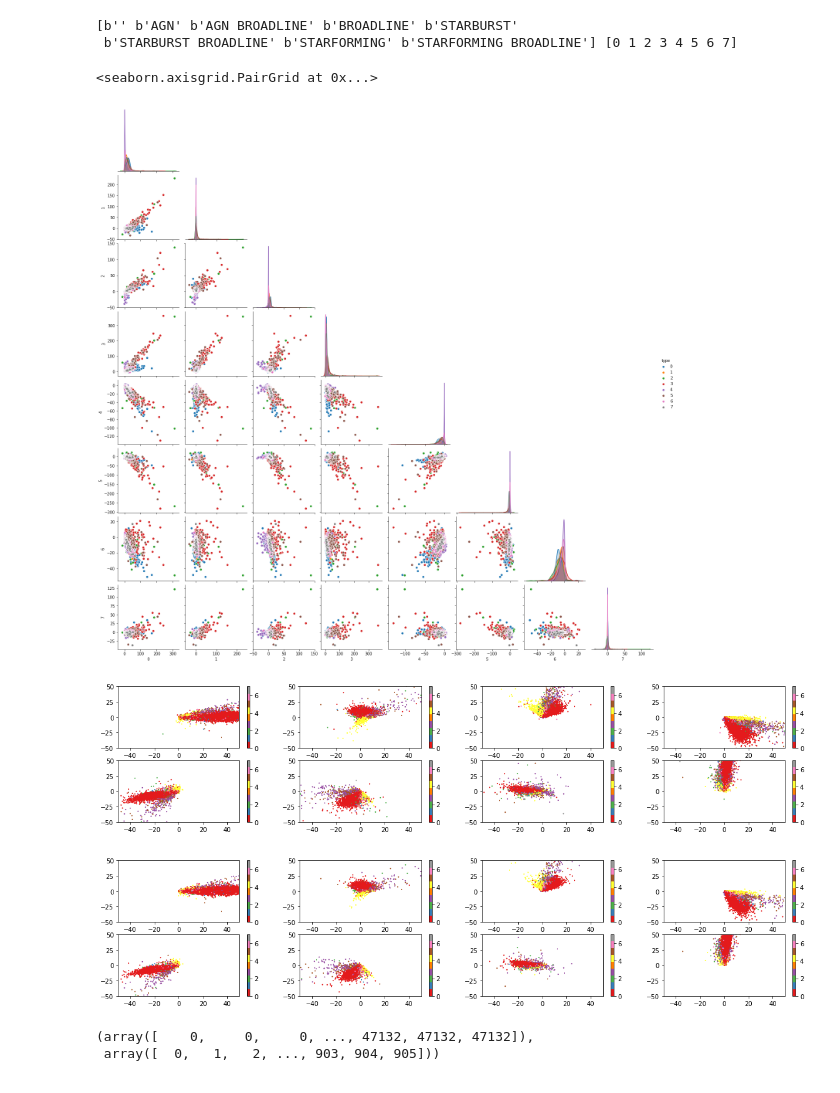
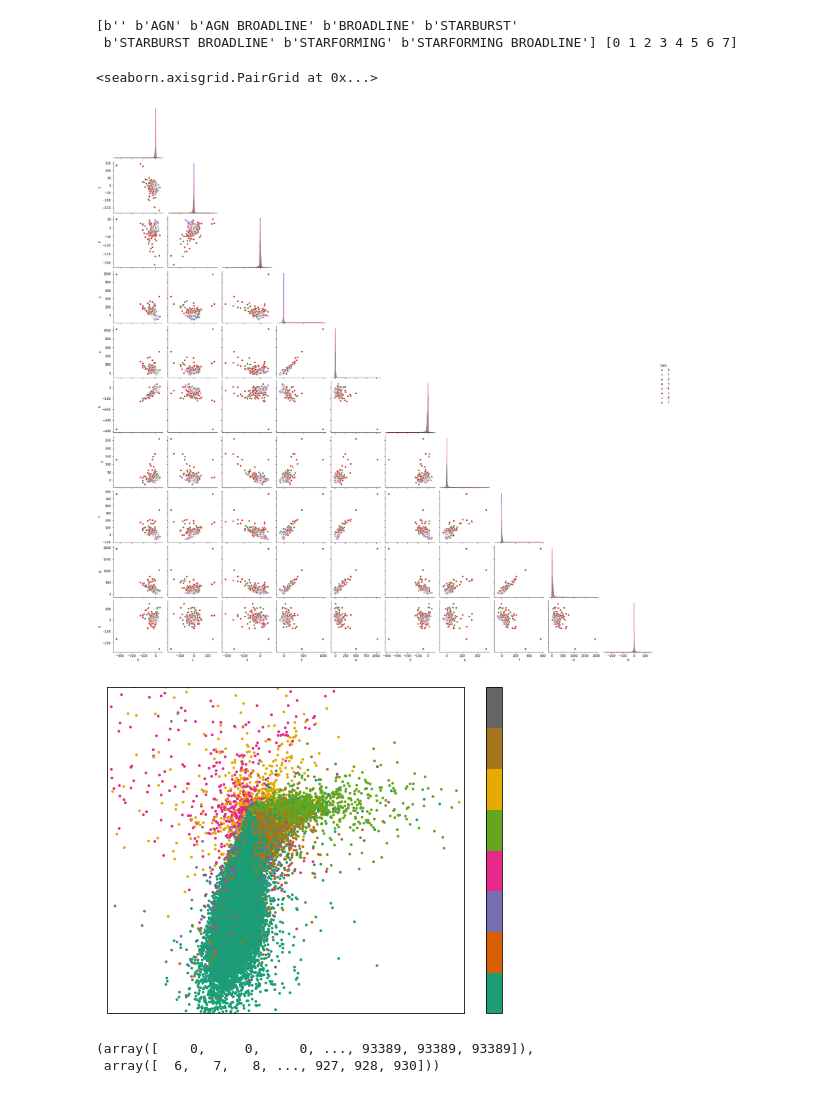
Before and after one commit to AlexGKim/SDSS_PAE, a Jupyter notebook: notebooks/Analyze_AE.ipynb, the cells around one changed output. Cells and saved outputs as stored; diff of their text form; code cells hidden in the pictures.

```diff
--- a/notebooks/Analyze_AE.ipynb
+++ b/notebooks/Analyze_AE.ipynb
@@ -55,11 +55,11 @@ fixed_num_bins  = 1000
 
 label           = 'galaxies_quasars_bins1000_wl3388-8318'
 label_          = label+'_minz005_maxz036_minSN50'
-label_2         = label+'_minz01_maxz036_minSN50'+'_8_fully_connected_mean_div'
+label_2         = label+'_minz01_maxz036_minSN50_good'+'_10_fully_connected_mean_div'
 
 seed            = 8720
 
-latent_dim      = 8
+latent_dim      = 10
 network_type    = 'fully_connected'
 # %%
 wl_range      = (np.log10(wlmin),np.log10(wlmax))
@@ -100,7 +100,7 @@ sns.pairplot(df, corner=True, hue='redshift_bin')
 # %%
 lims = 50
 
-fig, ax = plt.subplots(2,4, figsize=(20,4))
+fig, ax = plt.subplots(2,latent_dim//2, figsize=(20,4))
 ax=ax.flatten()
 for ii in range(latent_dim):
     jj= (ii+1)%latent_dim
@@ -110,7 +110,7 @@ for ii in range(latent_dim):
     ax[ii].set_ylim(-lims,lims)
 plt.show()
 
-fig, ax = plt.subplots(2,4, figsize=(20,4))
+fig, ax = plt.subplots(2,latent_dim//2, figsize=(20,4))
 ax=ax.flatten()
 for ii in range(latent_dim):
     jj= (ii+1)%latent_dim
@@ -136,30 +136,34 @@ df['type']=le.transform(valid_data['arr_7'])
 sns.pairplot(df, corner=True, hue='type')
 # %% [output]
 <seaborn.axisgrid.PairGrid at 0x...>
-[figure, old version]
+[figure, new version]
 # %%
 lims = 50
 
-fig, ax = plt.subplots(2,4, figsize=(20,4))
-ax=ax.flatten()
-for ii in range(latent_dim):
+#fig, ax = plt.subplots(2,4, figsize=(20,5))
+fig, ax = plt.subplots(1,1, figsize=(8,6))
+#ax=ax.flatten()
+ax = [ax]
+for ii in range(2,3):
     jj= (ii+1)%latent_dim
-    im = ax[ii].scatter(encoded_valid[:,ii],encoded_valid[:,jj],c=le.transform(valid_data['arr_7']), cmap='Set1', s=1)
-    plt.colorbar(im, ax=ax[ii])
-    ax[ii].set_xlim(-lims,lims)
-    ax[ii].set_ylim(-lims,lims)
+    im = ax[0].scatter(encoded_valid[:,ii],encoded_valid[:,jj],c=le.transform(valid_data['arr_7']), cmap='Dark2', s=3)
+    cbar = plt.colorbar(im, ax=ax[0])
+    cbar.set_ticks([])
+    ax[0].set_xlim(-20,30)
+    ax[0].set_ylim(-50,30)
+    ax[0].set_xticks([], [])
+    ax[0].set_yticks([], [])
 plt.show()
 
-fig, ax = plt.subplots(2,4, figsize=(20,4))
-ax=ax.flatten()
-for ii in range(latent_dim):
-    jj= (ii+1)%latent_dim
-    im = ax[ii].scatter(encoded_test[:47000,ii],encoded_test[:47000,jj],c=le.transform(test_data['arr_7'])[:47000], cmap='Set1', s=1)
-    plt.colorbar(im, ax=ax[ii])
-    ax[ii].set_xlim(-lims,lims)
-    ax[ii].set_ylim(-lims,lims)
-plt.show()
+# fig, ax = plt.subplots(2,4, figsize=(20,5))
+# ax=ax.flatten()
+# for ii in range(latent_dim):
+#     jj= (ii+1)%latent_dim
+#     im = ax[ii].scatter(encoded_test[:47000,ii],encoded_test[:47000,jj],c=le.transform(test_data['arr_7'])[:47000], cmap='Set2', s=1)
+#     plt.colorbar(im, ax=ax[ii])
+#     ax[ii].set_xlim(-lims,lims)
+#     ax[ii].set_ylim(-lims,lims)
+# plt.show()
 # %% [output]
-[figure, old version]
+[figure, new version]
-[figure, removed]
 # %%
@@ -167,8 +171,8 @@ mean = 239580.16070643716
 # %%
 np.where(valid_data['arr_1'])
 # %% [output]
-(array([    0,     0,     0, ..., 47132, 47132, 47132]),
- array([  0,   1,   2, ..., 903, 904, 905]))
+(array([    0,     0,     0, ..., 93389, 93389, 93389]),
+ array([  6,   7,   8, ..., 927, 928, 930]))
 # %%
 res = (np.squeeze(decoded_valid)-valid_data['arr_0'])**2
 # %%
```
Also changed, not shown: parts of 17 cells of this notebook, 4 other files.
